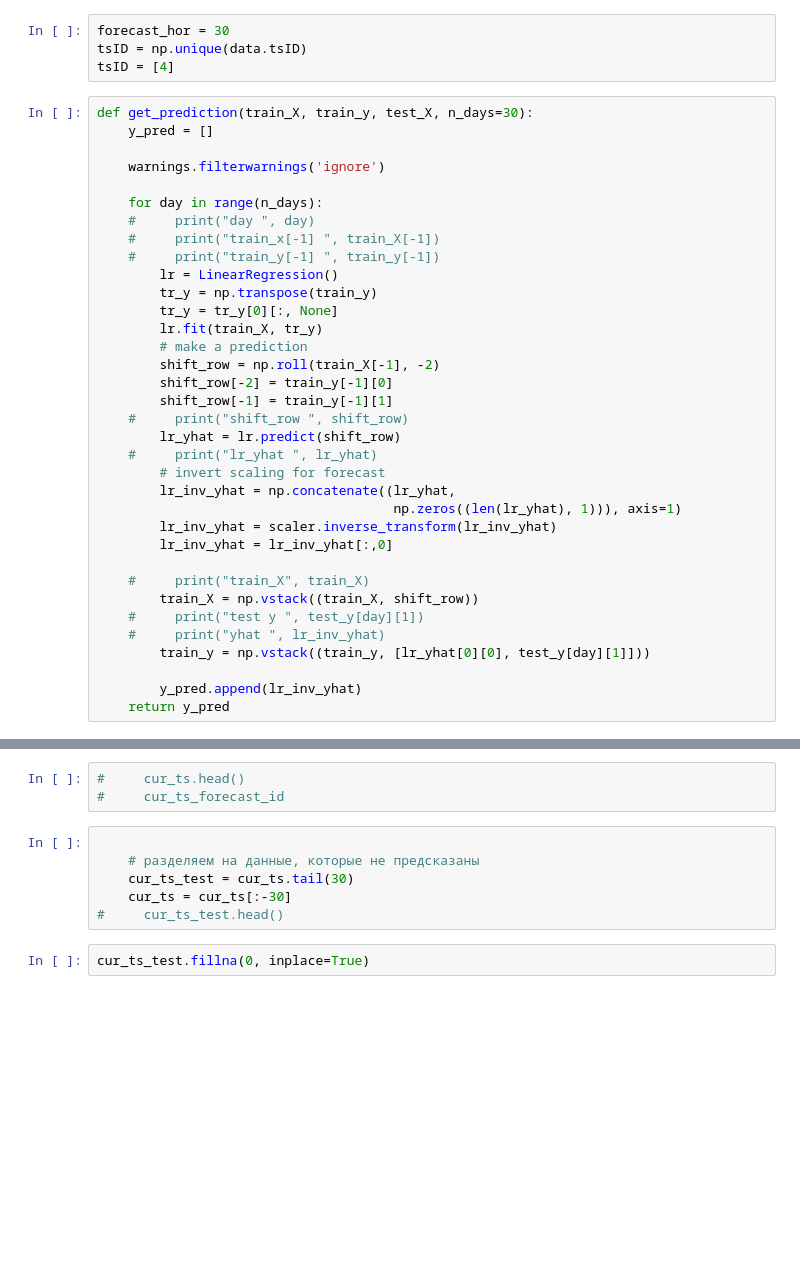
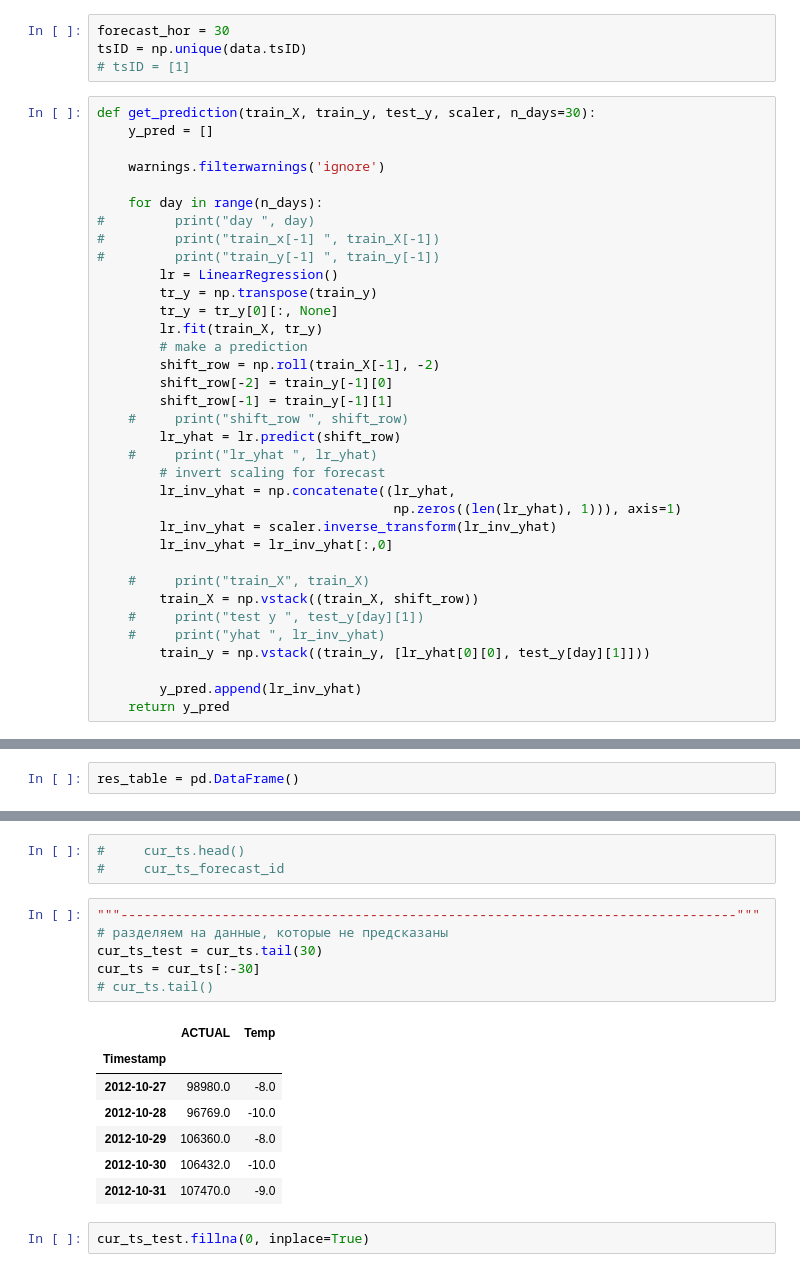
Before and after one commit to egdeliya/ml_mipt_2017, a Jupyter notebook: ml-mipt-part2/Contest_energy_cons/Nurgalieva_496_task3.ipynb, the cells around one changed output, grey strips where cells are left out. Cells and saved outputs as stored; diff of their text form; blank space fills up the shorter version.

```diff
--- a/ml-mipt-part2/Contest_energy_cons/Nurgalieva_496_task3.ipynb
+++ b/ml-mipt-part2/Contest_energy_cons/Nurgalieva_496_task3.ipynb
@@ -442,17 +442,17 @@ plt.legend()
 # %%
 forecast_hor = 30
 tsID = np.unique(data.tsID)
-tsID = [4]
+# tsID = [1]
 # %%
-def get_prediction(train_X, train_y, test_X, n_days=30):
+def get_prediction(train_X, train_y, test_y, scaler, n_days=30):
     y_pred = []
 
     warnings.filterwarnings('ignore')
 
     for day in range(n_days):
-    #     print("day ", day)
-    #     print("train_x[-1] ", train_X[-1])
-    #     print("train_y[-1] ", train_y[-1])
+#         print("day ", day)
+#         print("train_x[-1] ", train_X[-1])
+#         print("train_y[-1] ", train_y[-1])
         lr = LinearRegression()
         tr_y = np.transpose(train_y)
         tr_y = tr_y[0][:, None]
@@ -487,0 +481,2 @@ for ts_id in tsID:
+# %%
+res_table = pd.DataFrame()
@@ -493,11 +532,19 @@ for ts_id in tsID:
 #     cur_ts.head()
 #     cur_ts_forecast_id
 # %%
-
-    # разделяем на данные, которые не предсказаны
-    cur_ts_test = cur_ts.tail(30)
-    cur_ts = cur_ts[:-30]
-#     cur_ts_test.head()
+"""-------------------------------------------------------------------------------"""
+# разделяем на данные, которые не предсказаны
+cur_ts_test = cur_ts.tail(30)
+cur_ts = cur_ts[:-30]
+# cur_ts.tail()
+# %% [output]
+|  | ACTUAL | Temp |
+| Timestamp |  |  |
+| 2012-10-27 | 98980.0 | -8.0 |
+| 2012-10-28 | 96769.0 | -10.0 |
+| 2012-10-29 | 106360.0 | -8.0 |
+| 2012-10-30 | 106432.0 | -10.0 |
+| 2012-10-31 | 107470.0 | -9.0 |
 # %%
 cur_ts_test.fillna(0, inplace=True)
 # %%
```
Also changed, not shown: parts of 18 cells of this notebook, 1 other file.
